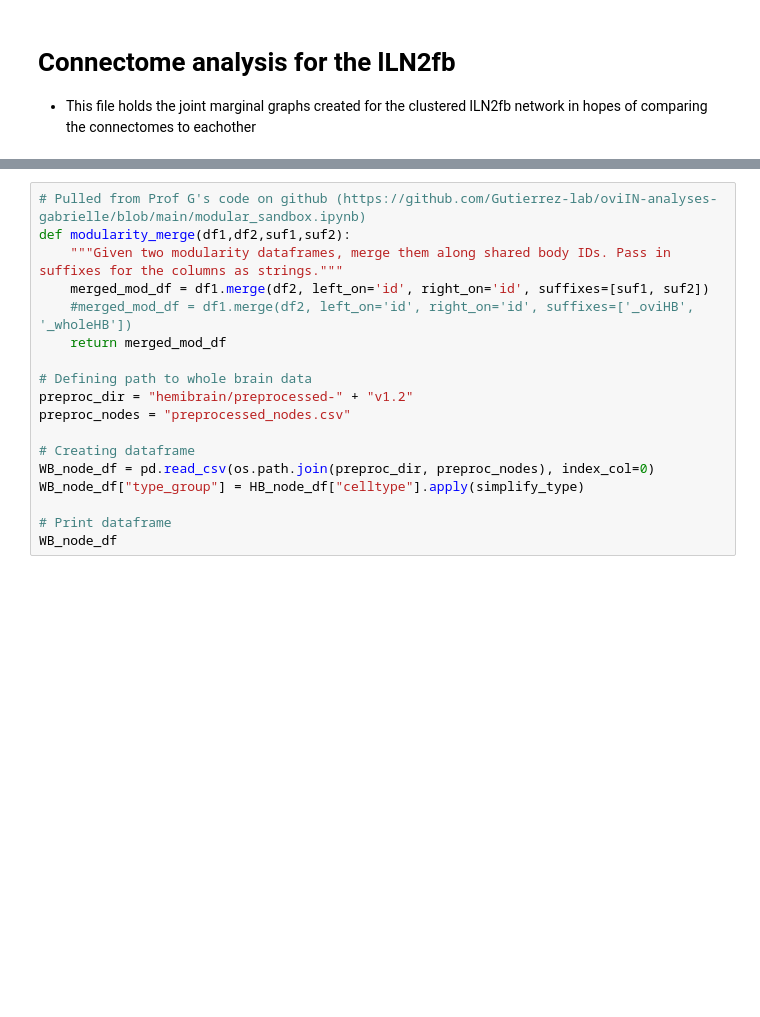
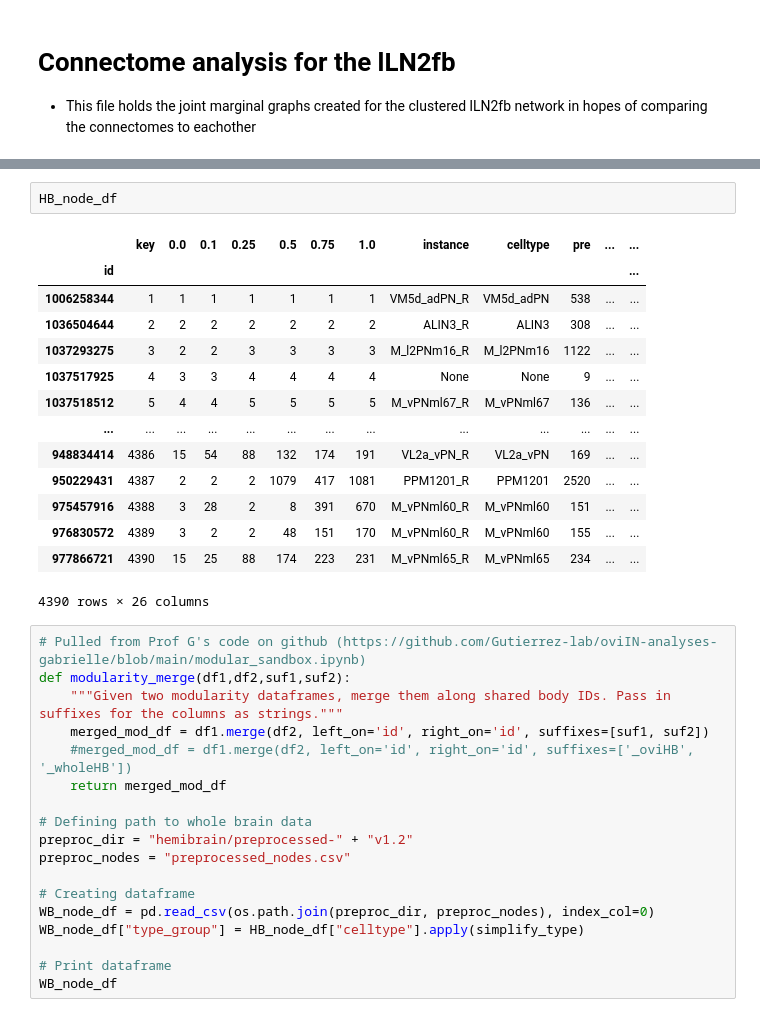
Before and after one commit to RhessaWL/flybrain-clustering, a Jupyter notebook: joint_marginal_ll.ipynb, the cells around one changed output, grey strips where cells are left out. Saved outputs shown, nothing was run; the diff lists cells and outputs as text; blank space fills up the shorter version.

```diff
--- a/joint_marginal_ll.ipynb
+++ b/joint_marginal_ll.ipynb
@@ -148,3 +145,20 @@ pd.set_option('display.max_rows', 200)
+# %%
+HB_node_df
+# %% [output]
+|  | key | 0.0 | 0.1 | 0.25 | 0.5 | 0.75 | 1.0 | instance | celltype | pre | ... | ... |
+| id |  |  |  |  |  |  |  |  |  |  |  | ... |
+| 1006258344 | 1 | 1 | 1 | 1 | 1 | 1 | 1 | VM5d_adPN_R | VM5d_adPN | 538 | ... | ... |
+| 1036504644 | 2 | 2 | 2 | 2 | 2 | 2 | 2 | ALIN3_R | ALIN3 | 308 | ... | ... |
+| 1037293275 | 3 | 2 | 2 | 3 | 3 | 3 | 3 | M_l2PNm16_R | M_l2PNm16 | 1122 | ... | ... |
+| 1037517925 | 4 | 3 | 3 | 4 | 4 | 4 | 4 | None | None | 9 | ... | ... |
+| 1037518512 | 5 | 4 | 4 | 5 | 5 | 5 | 5 | M_vPNml67_R | M_vPNml67 | 136 | ... | ... |
+| ... | ... | ... | ... | ... | ... | ... | ... | ... | ... | ... | ... | ... |
+| 948834414 | 4386 | 15 | 54 | 88 | 132 | 174 | 191 | VL2a_vPN_R | VL2a_vPN | 169 | ... | ... |
+| 950229431 | 4387 | 2 | 2 | 2 | 1079 | 417 | 1081 | PPM1201_R | PPM1201 | 2520 | ... | ... |
+| 975457916 | 4388 | 3 | 28 | 2 | 8 | 391 | 670 | M_vPNml60_R | M_vPNml60 | 151 | ... | ... |
+| 976830572 | 4389 | 3 | 2 | 2 | 48 | 151 | 170 | M_vPNml60_R | M_vPNml60 | 155 | ... | ... |
+| 977866721 | 4390 | 15 | 25 | 88 | 174 | 223 | 231 | M_vPNml65_R | M_vPNml65 | 234 | ... | ... |
+4390 rows × 26 columns
 # %%
 # Pulled from Prof G's code on github (https://github.com/Gutierrez-lab/oviIN-analyses-gabrielle/blob/main/modular_sandbox.ipynb)
 def modularity_merge(df1,df2,suf1,suf2):
```
Also changed, not shown: parts of 2 cells of this notebook, 4 other files.
